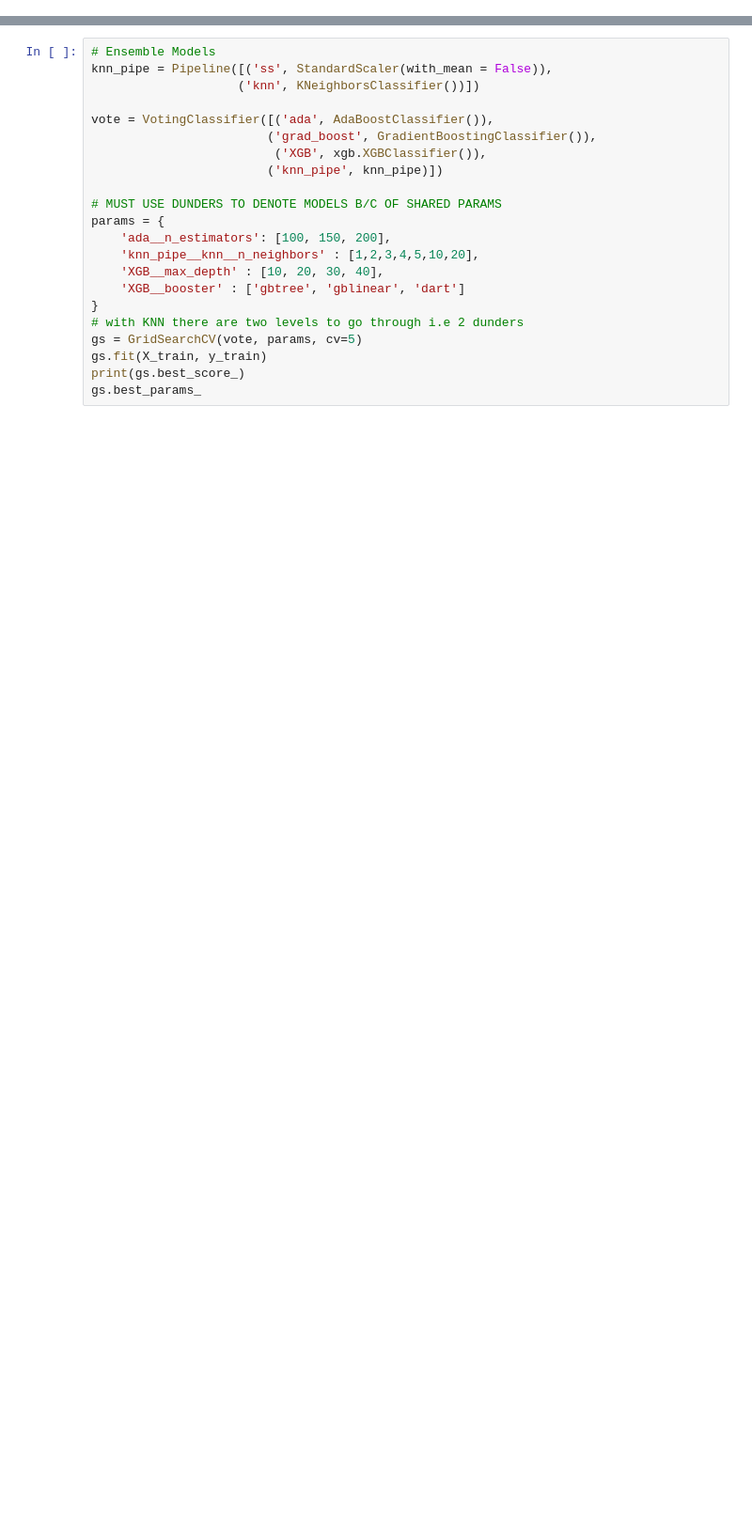
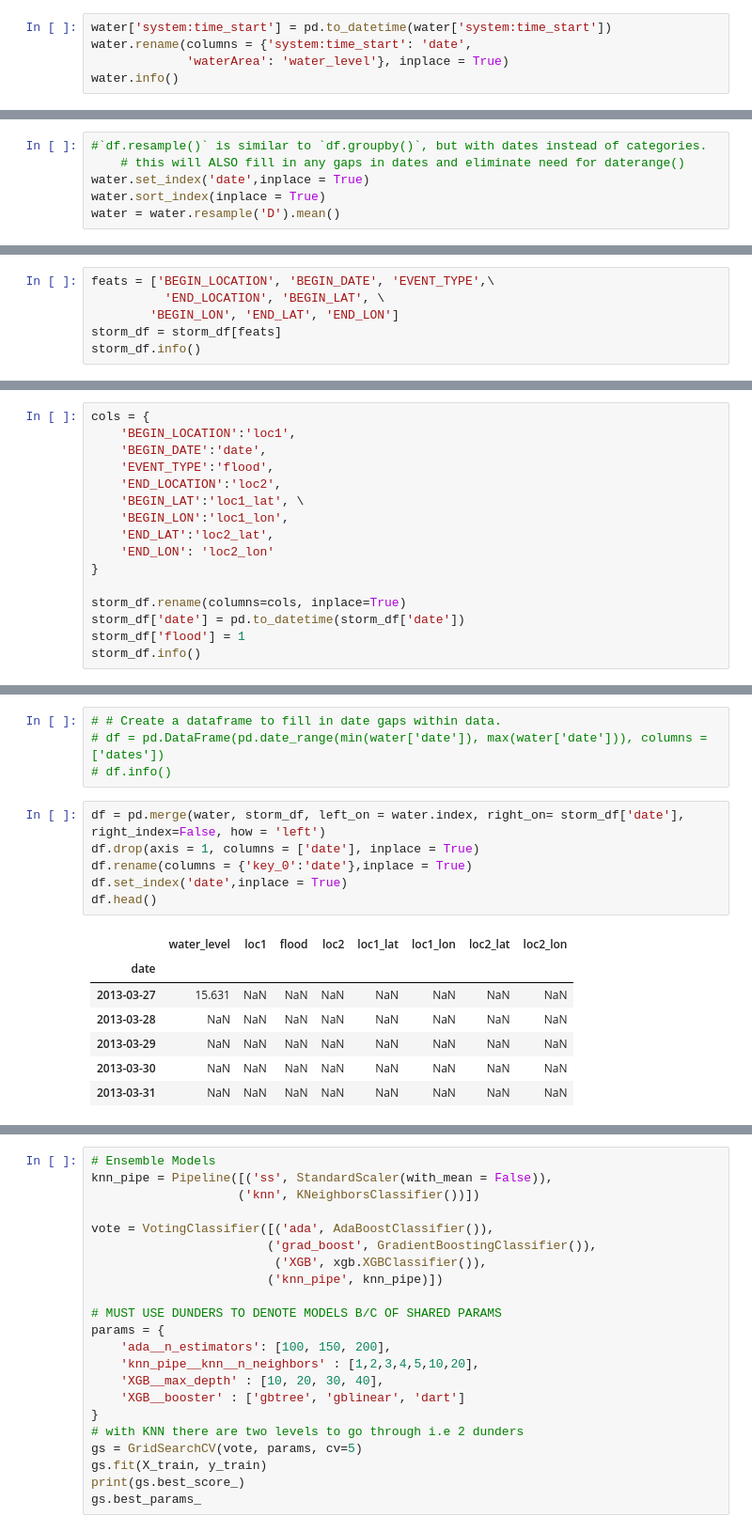
Before and after one commit to maxwiedmann/DSI_project_5__ee_water_levels, a Jupyter notebook: main.ipynb, the cells around one changed output, grey strips where cells are left out. Shown at 94% size. Saved outputs shown, nothing was run; the diff lists cells and outputs as text; blank space fills up the shorter version.

```diff
--- a/main.ipynb
+++ b/main.ipynb
@@ -336,0 +54,5 @@ print(f"Our preliminary model will predict flood occurrence with {round((lr.scor
+# %%
+water['system:time_start'] = pd.to_datetime(water['system:time_start'])
+water.rename(columns = {'system:time_start': 'date',
+             'waterArea': 'water_level'}, inplace = True)
+water.info()
@@ -336,0 +90,6 @@ print(f"Our preliminary model will predict flood occurrence with {round((lr.scor
+# %%
+#`df.resample()` is similar to `df.groupby()`, but with dates instead of categories.
+    # this will ALSO fill in any gaps in dates and eliminate need for daterange()
+water.set_index('date',inplace = True)
+water.sort_index(inplace = True)
+water = water.resample('D').mean()
@@ -336,0 +106,6 @@ print(f"Our preliminary model will predict flood occurrence with {round((lr.scor
+# %%
+feats = ['BEGIN_LOCATION', 'BEGIN_DATE', 'EVENT_TYPE',\
+          'END_LOCATION', 'BEGIN_LAT', \
+        'BEGIN_LON', 'END_LAT', 'END_LON']
+storm_df = storm_df[feats]
+storm_df.info()
@@ -336,0 +128,16 @@ print(f"Our preliminary model will predict flood occurrence with {round((lr.scor
+# %%
+cols = {
+    'BEGIN_LOCATION':'loc1',
+    'BEGIN_DATE':'date',
+    'EVENT_TYPE':'flood',
+    'END_LOCATION':'loc2',
+    'BEGIN_LAT':'loc1_lat', \
+    'BEGIN_LON':'loc1_lon',
+    'END_LAT':'loc2_lat',
+    'END_LON': 'loc2_lon'
+}
+
+storm_df.rename(columns=cols, inplace=True)
+storm_df['date'] = pd.to_datetime(storm_df['date'])
+storm_df['flood'] = 1
+storm_df.info()
@@ -336,0 +160,18 @@ print(f"Our preliminary model will predict flood occurrence with {round((lr.scor
+# %%
+# # Create a dataframe to fill in date gaps within data.
+# df = pd.DataFrame(pd.date_range(min(water['date']), max(water['date'])), columns = ['dates'])
+# df.info()
+# %%
+df = pd.merge(water, storm_df, left_on = water.index, right_on= storm_df['date'], right_index=False, how = 'left')
+df.drop(axis = 1, columns = ['date'], inplace = True)
+df.rename(columns = {'key_0':'date'},inplace = True)
+df.set_index('date',inplace = True)
+df.head()
+# %% [output]
+|  | water_level | loc1 | flood | loc2 | loc1_lat | loc1_lon | loc2_lat | loc2_lon |
+| date |  |  |  |  |  |  |  |  |
+| 2013-03-27 | 15.631 | NaN | NaN | NaN | NaN | NaN | NaN | NaN |
+| 2013-03-28 | NaN | NaN | NaN | NaN | NaN | NaN | NaN | NaN |
+| 2013-03-29 | NaN | NaN | NaN | NaN | NaN | NaN | NaN | NaN |
+| 2013-03-30 | NaN | NaN | NaN | NaN | NaN | NaN | NaN | NaN |
+| 2013-03-31 | NaN | NaN | NaN | NaN | NaN | NaN | NaN | NaN |
```
Also changed, not shown: parts of 44 cells of this notebook, 4 other files.
